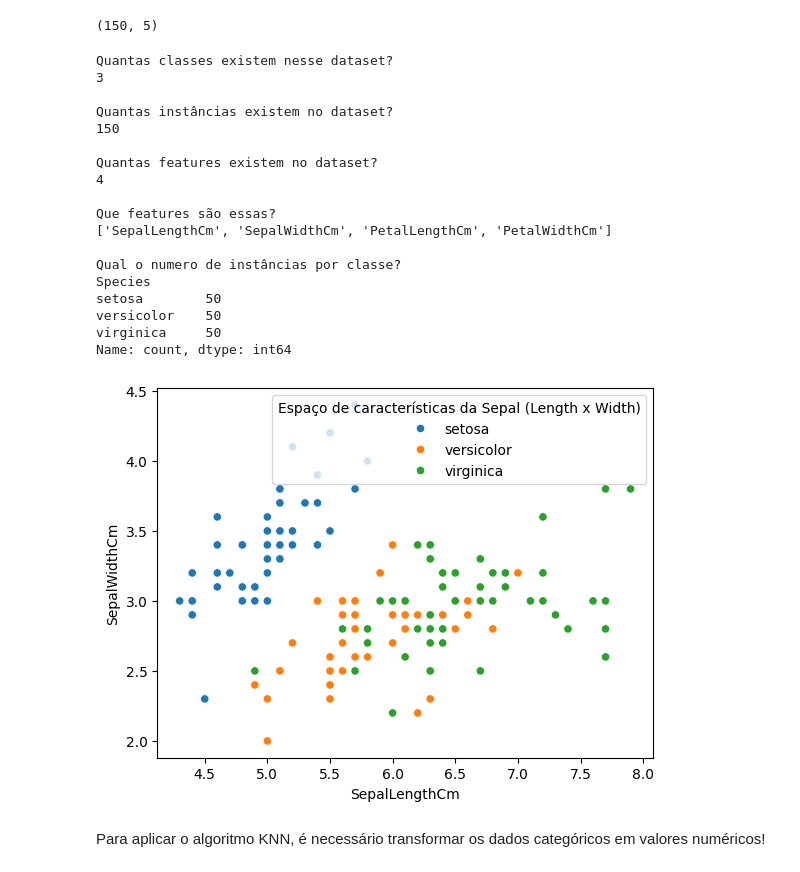
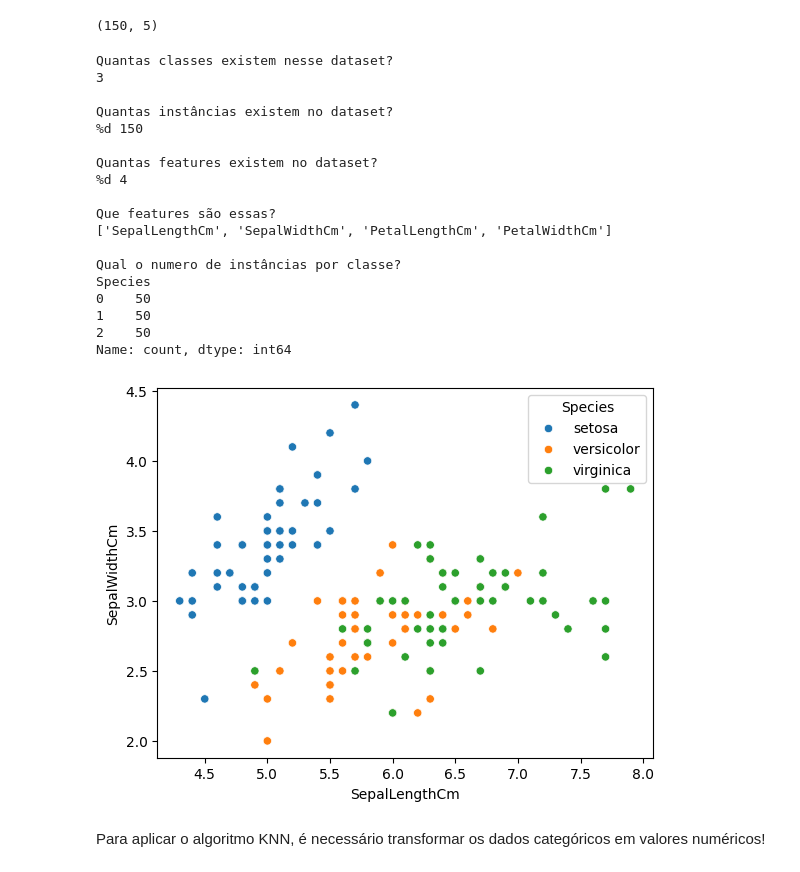
Before and after one commit to johnattandouglas/monitoria-ml, a Jupyter notebook: AM I/01c - knn.ipynb, the cells around one changed output. Cells and saved outputs as stored; diff of their text form; code cells hidden in the pictures.

```diff
--- a/AM I/01c - knn.ipynb
+++ b/AM I/01c - knn.ipynb
@@ -68,8 +68,8 @@ dataset.shape
 # Coluna com as features
 target_col = "Species"
 print("Quantas classes existem nesse dataset?\n%d" %(len(dataset[target_col].unique())))
-print("\nQuantas instâncias existem no dataset?\n%d" %(dataset.shape[0]))
-print("\nQuantas features existem no dataset?\n%d" % (dataset.shape[1]-1))
+print("\nQuantas instâncias existem no dataset?\n%d", dataset.shape[0])
+print("\nQuantas features existem no dataset?\n%d", (dataset.shape[1]-1))
 print("\nQue features são essas?\n%s" % (str([k for k in dataset.keys() if k != target_col])))
 print("\nQual o numero de instâncias por classe?")
 print(dataset[target_col].value_counts())
@@ -78,35 +78,35 @@ Quantas classes existem nesse dataset?
 3
 
 Quantas instâncias existem no dataset?
-150
+%d 150
 
 Quantas features existem no dataset?
-4
+%d 4
 
 Que features são essas?
 ['SepalLengthCm', 'SepalWidthCm', 'PetalLengthCm', 'PetalWidthCm']
 
 Qual o numero de instâncias por classe?
 Species
-setosa        50
-versicolor    50
-virginica     50
+0    50
+1    50
+2    50
 Name: count, dtype: int64
 # %%
 # Visualização dos registros considerando as features SepalLengthCm e SepalWidthCm
 sns.scatterplot(data=dataset, x='SepalLengthCm', y='SepalWidthCm', hue='Species')
 
 # Adiciona a legenda
-plt.legend(title='Espaço de características da Sepal (Length x Width)')
+# plt.legend(title='Espaço de características da Sepal (Length x Width)')
 
 # Adiciona rótulos aos eixos
 plt.xlabel('SepalLengthCm')
 plt.ylabel('SepalWidthCm')
 
 # Exibe o gráfico
 plt.show()
 # %% [output]
-[figure, old version]
+[figure, new version]
 # %% [markdown]
 Para aplicar o algoritmo KNN, é necessário transformar os dados categóricos em valores numéricos!
 # %%
```
Also changed, not shown: parts of 5 cells of this notebook.
